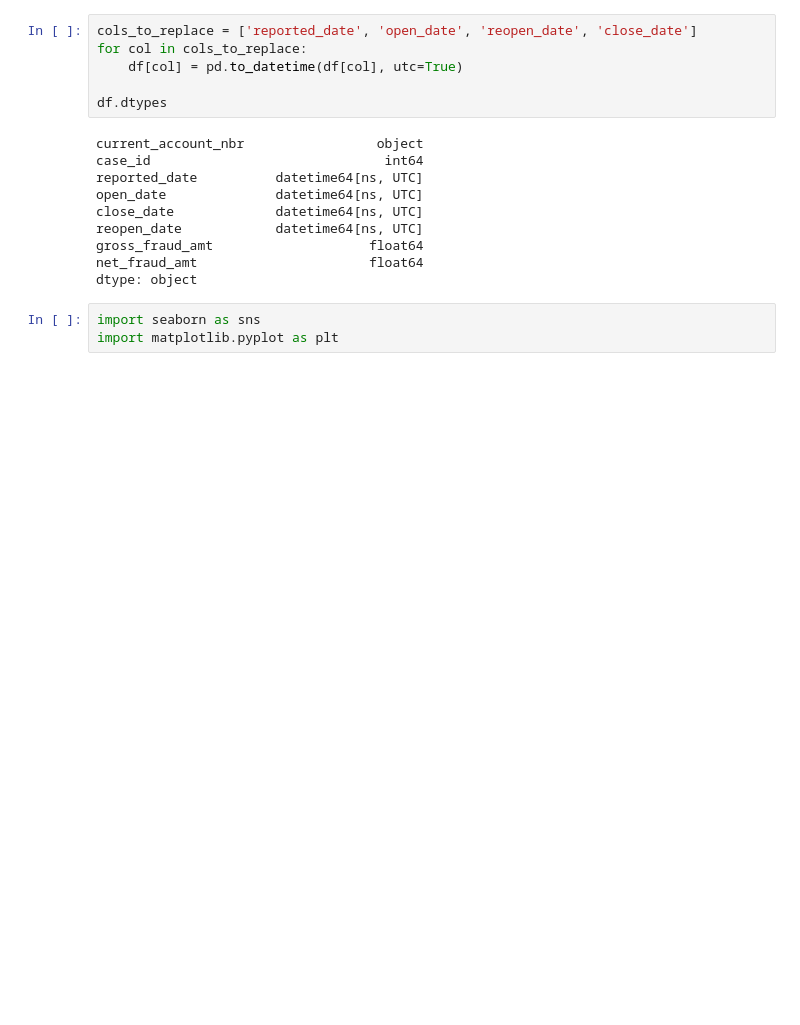
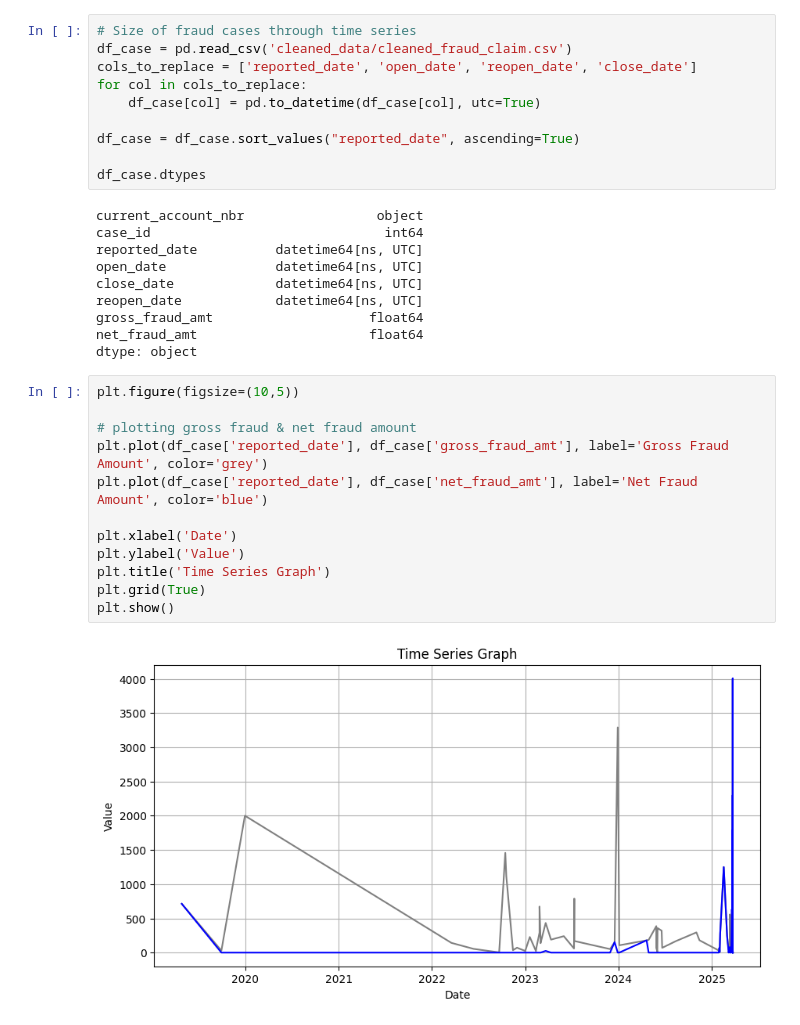
Before and after one commit to hazelLu6/synchrony-datathon-2025-alt-f4, a Jupyter notebook: time_series_analysis.ipynb, the cells around one changed output. Saved outputs shown, nothing was run; the diff lists cells and outputs as text; blank space fills up the shorter version.

Commit message:
time series for fraud_transactions

```diff
--- a/time_series_analysis.ipynb
+++ b/time_series_analysis.ipynb
@@ -17,9 +5,13 @@ dtype: object
 # %%
+# Size of fraud cases through time series
+df_case = pd.read_csv('cleaned_data/cleaned_fraud_claim.csv')
 cols_to_replace = ['reported_date', 'open_date', 'reopen_date', 'close_date']
 for col in cols_to_replace:
-    df[col] = pd.to_datetime(df[col], utc=True)
+    df_case[col] = pd.to_datetime(df_case[col], utc=True)
 
-df.dtypes
+df_case = df_case.sort_values("reported_date", ascending=True)
+
+df_case.dtypes
 # %% [output]
 current_account_nbr                 object
 case_id                              int64
@@ -30,6 +22,17 @@ reopen_date            datetime64[ns, UTC]
 gross_fraud_amt                    float64
 net_fraud_amt                      float64
 dtype: object
-# %%
-import seaborn as sns
-import matplotlib.pyplot as plt
+# %%
+plt.figure(figsize=(10,5))
+
+# plotting gross fraud & net fraud amount
+plt.plot(df_case['reported_date'], df_case['gross_fraud_amt'], label='Gross Fraud Amount', color='grey')
+plt.plot(df_case['reported_date'], df_case['net_fraud_amt'], label='Net Fraud Amount', color='blue')
+
+plt.xlabel('Date')
+plt.ylabel('Value')
+plt.title('Time Series Graph')
+plt.grid(True)
+plt.show()
+# %% [output]
+[figure, added]
```
Also changed, not shown: parts of 4 cells of this notebook.
